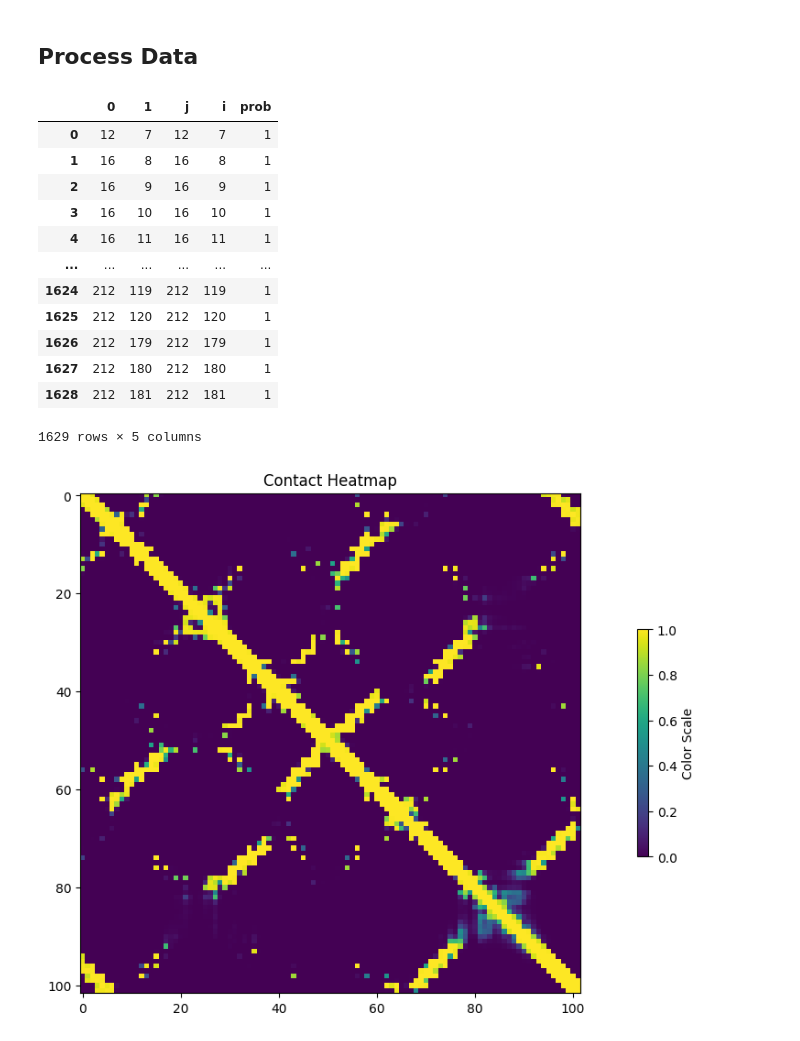
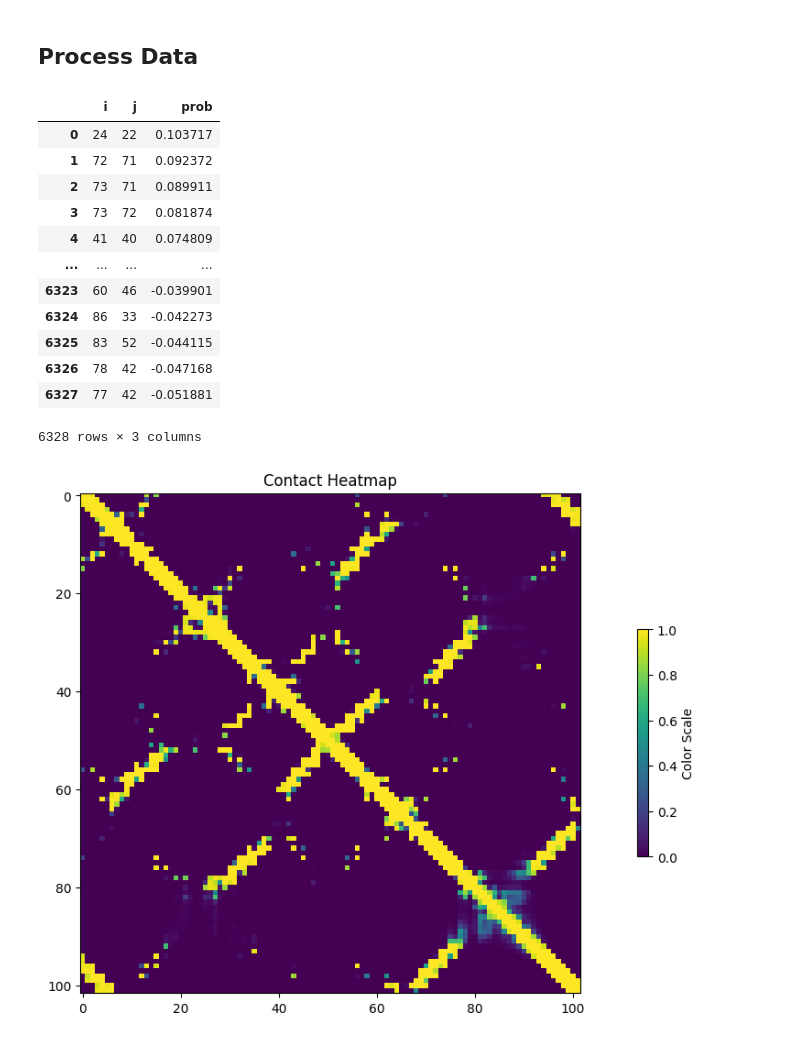
Before and after one commit to Vincent-La/cmsc702-protein-lm, a Jupyter notebook: notebooks/scoring_correlation.ipynb, the cells around one changed output. Cells and saved outputs as stored; diff of their text form; code cells hidden in the pictures.

```diff
--- a/notebooks/scoring_correlation.ipynb
+++ b/notebooks/scoring_correlation.ipynb
@@ -106,12 +118,12 @@ mfdca_df["prob"] = mfdca_df[3] # rename columns
 mfdca_df = mfdca_df[["i", "j", "prob"]] # take only reformatted, renamed columns
 mfdca_df = mfdca_df.sort_values(by="prob", ascending=False).reset_index(drop=True) # sort by descending score and reset index
 # Load PLM DCA results TODO: CURRENTLY A STAND-IN
-plmdca_results_path = os.path.join('..', 'data', 'cadherin', 'PF00028_mfdca.csv')
-plmdca_results = np.genfromtxt(mfdca_results_path,delimiter=',')
-plmdca_df = pd.DataFrame(plmdca_results).iloc[1:,1:]
-for i in [1,2]:
+plmdca_results_path = os.path.join('..', 'data', 'cadherin', 'PF00028_plmdca.csv')
+plmdca_results = np.genfromtxt(plmdca_results_path,delimiter=',')
+plmdca_df = pd.DataFrame(plmdca_results)
+for i in [0,1]:
     plmdca_df["i" if i==1 else "j"] = plmdca_df[i].astype(int) # convert to ints
-plmdca_df["prob"] = plmdca_df[3] # rename columns
+plmdca_df["prob"] = plmdca_df[2] # rename columns
 plmdca_df = plmdca_df[["i", "j", "prob"]] # take only reformatted, renamed columns
 plmdca_df = plmdca_df.sort_values(by="prob", ascending=False).reset_index(drop=True) # sort by descending score and reset index
 # %% [markdown]
@@ -119,28 +131,29 @@ plmdca_df = plmdca_df.sort_values(by="prob", ascending=False).reset_index(drop=T
 # %%
 # replace with whatever L (length of true structure file protein) should actually be
 # for the precision@L calculations
 
 # NOTE: these indices are relative to the sequence, not MSA
 # NOTE: only include unique pairs if i,j exists then j,i does not and i != j
 L = 90
 top_L_esm = esm_dfs[0][:L]
 top_L_mf = mfdca_df[:L]
 top_L_plm = plmdca_df[:L]
 real_contacts_df
+plmdca_df
 # %% [output]
-|  | 0 | 1 | j | i | prob |
-| 0 | 12 | 7 | 12 | 7 | 1 |
-| 1 | 16 | 8 | 16 | 8 | 1 |
-| 2 | 16 | 9 | 16 | 9 | 1 |
-| 3 | 16 | 10 | 16 | 10 | 1 |
-| 4 | 16 | 11 | 16 | 11 | 1 |
-| ... | ... | ... | ... | ... | ... |
-| 1624 | 212 | 119 | 212 | 119 | 1 |
-| 1625 | 212 | 120 | 212 | 120 | 1 |
-| 1626 | 212 | 179 | 212 | 179 | 1 |
-| 1627 | 212 | 180 | 212 | 180 | 1 |
-| 1628 | 212 | 181 | 212 | 181 | 1 |
+|  | i | j | prob |
+| 0 | 24 | 22 | 0.103717 |
+| 1 | 72 | 71 | 0.092372 |
+| 2 | 73 | 71 | 0.089911 |
+| 3 | 73 | 72 | 0.081874 |
+| 4 | 41 | 40 | 0.074809 |
+| ... | ... | ... | ... |
+| 6323 | 60 | 46 | -0.039901 |
+| 6324 | 86 | 33 | -0.042273 |
+| 6325 | 83 | 52 | -0.044115 |
+| 6326 | 78 | 42 | -0.047168 |
+| 6327 | 77 | 42 | -0.051881 |
-1629 rows × 5 columns
+6328 rows × 3 columns
 # %%
 heatmap_creator(esm_dfs[0])
 # %% [output]
```
Also changed, not shown: parts of 5 cells of this notebook.
